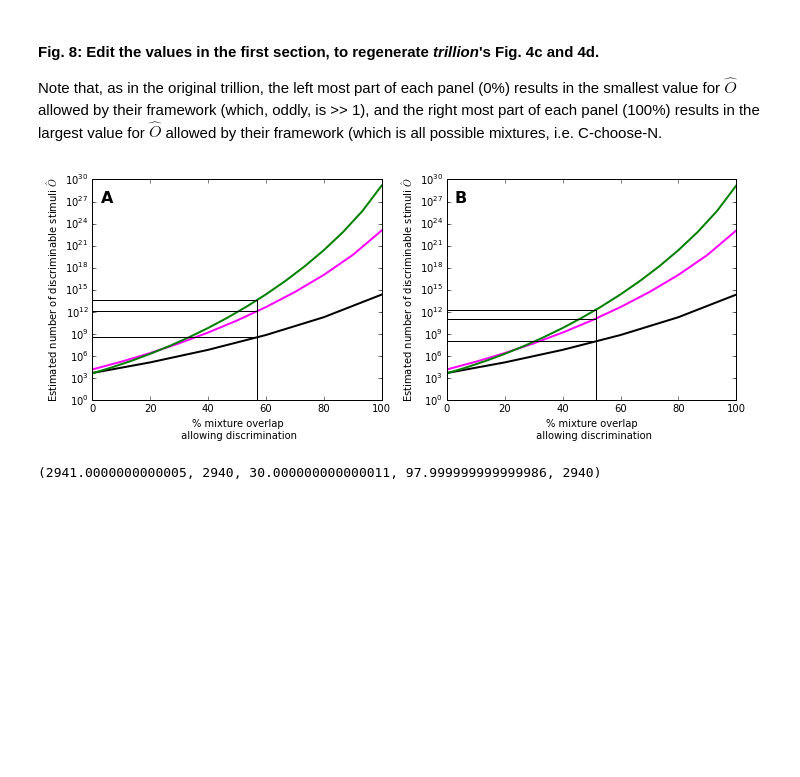
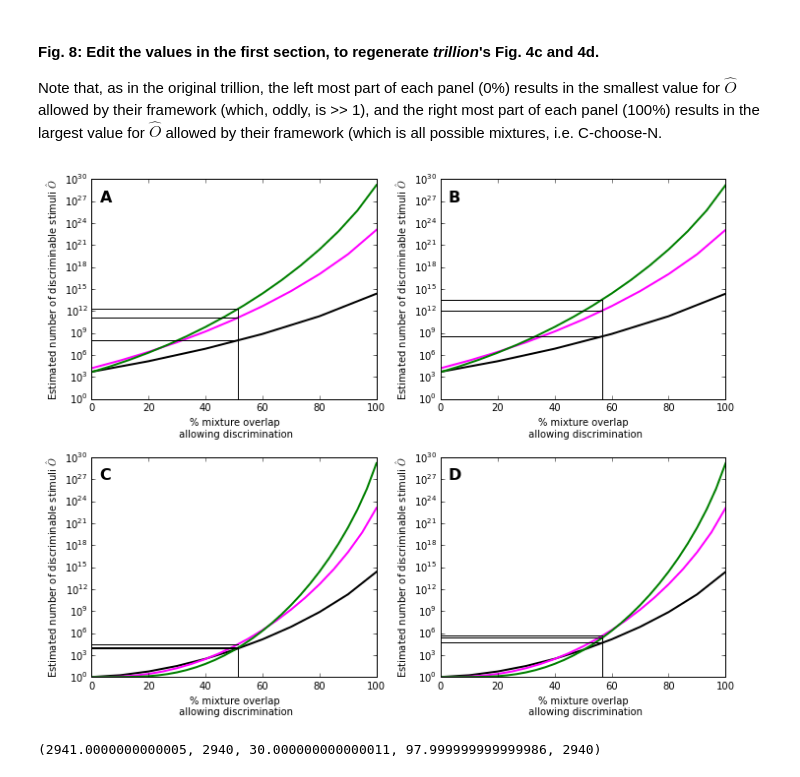
Before and after one commit to rgerkin/trillion, a Jupyter notebook: arxiv.ipynb, the cells around one changed output. Drawn from its saved outputs; the diff is of its cells as text; code cells hidden in the pictures; blank space fills up the shorter version.

```diff
--- a/arxiv.ipynb
+++ b/arxiv.ipynb
@@ -234,47 +237,47 @@ Note that, as in the original </i>trillion</i>, the left most part of each panel
 # %%
 # Edit the parameters in this section.
 C = 128 # Size of molecular library.
 alpha = 0.05 # Signficance threshold.
 S = 26 # Number of subjects.
 T = 20 # Number of tests (mixture pairs) per class.
 multiple_correction = False
 factor = 1 # Set to 2 to use formulas correctly, or to 1 to use formulas as in their original paper.
 
 # This section generates the results.
 D_c = trillion.fig3x(results,'a',alpha=alpha,multiple_correction=False,n_replicates=T,plot=False)
 D_d = trillion.fig3x(results,'b',alpha=alpha/2,multiple_correction=False,n_replicates=S,plot=False)
 # For alpha/2 explantion, see note for Fig. 2b (their Fig. 3b).
 x10 = np.arange(0,11)
 x20 = np.arange(0,21)
 x30 = np.arange(0,31)
 disc = trillion.disc
 
-y10 = [disc(10,C,factor*_) for _ in x10]
-y20 = [disc(20,C,factor*_) for _ in x20]
-y30 = [disc(30,C,factor*_) for _ in x30]
-
 # This section generates the figure.
-for i,(panel,D) in enumerate({'c':D_c,'d':D_d}.items()):
-    ax = plt.subplot(1,2,i+1)
-    D_f = (100-D)/100 # Express as fraction distinct components.
-    plt.plot(100*(1-x10/10),y10,color='black',linewidth=2)
-    plt.plot(100*(1-x20/20),y20,color='magenta',linewidth=2)
-    plt.plot(100*(1-x30/30),y30,color='green',linewidth=2)
-    plt.plot([D,D],[1,disc(30,C,factor*30*D_f)],'k')
-    plt.plot([0,D],[disc(30,C,factor*30*D_f),disc(30,C,factor*30*D_f)],'k')
-    plt.plot([0,D],[disc(20,C,factor*20*D_f),disc(20,C,factor*20*D_f)],'k')
-    plt.plot([0,D],[disc(10,C,factor*10*D_f),disc(10,C,factor*10*D_f)],'k')
-    plt.yscale('log')
-    plt.xlabel("% mixture overlap \n allowing discrimination");
-    plt.ylabel(r'Estimated number of discriminable stimuli $\hat{O}$');
-    ax.text(0.03, 0.95, chr(ord('A')+i), transform=ax.transAxes,
-      fontsize=16, fontweight='bold', va='top')
+for factor in [1,2]:
+    for i,(panel,D) in enumerate({'c':D_c,'d':D_d}.items()):
+        ax = plt.subplot(2,2,(factor-1)*2+i+1)
+        D_f = (100-D)/100 # Express as fraction distinct components.
+        y10 = [disc(10,C,factor*_) for _ in x10]
+        y20 = [disc(20,C,factor*_) for _ in x20]
+        y30 = [disc(30,C,factor*_) for _ in x30]
+        plt.plot(100*(1-x10/10),y10,color='black',linewidth=2)
+        plt.plot(100*(1-x20/20),y20,color='magenta',linewidth=2)
+        plt.plot(100*(1-x30/30),y30,color='green',linewidth=2)
+        plt.plot([D,D],[1,disc(30,C,factor*30*D_f)],'k')
+        plt.plot([0,D],[disc(30,C,factor*30*D_f),disc(30,C,factor*30*D_f)],'k')
+        plt.plot([0,D],[disc(20,C,factor*20*D_f),disc(20,C,factor*20*D_f)],'k')
+        plt.plot([0,D],[disc(10,C,factor*10*D_f),disc(10,C,factor*10*D_f)],'k')
+        plt.yscale('log')
+        plt.xlabel("% mixture overlap \n allowing discrimination");
+        plt.ylabel(r'Estimated number of discriminable stimuli $\hat{O}$');
+        ax.text(0.03, 0.95, chr(ord('A')+i+2*(factor-1)), transform=ax.transAxes,
+          fontsize=16, fontweight='bold', va='top')
 
 fig = plt.gcf()
-fig.set_size_inches(10,4)
+fig.set_size_inches(10,8)
 plt.tight_layout()
 # %% [output]
-[figure, old version]
+[figure, new version]
 # %%
 trillion.ball(30,128,1),30*98,trillion.get_n_combos(30,1),trillion.get_n_combos(C-30,1),30*98
 # %% [output]
```
Also changed, not shown: parts of 11 cells of this notebook.
